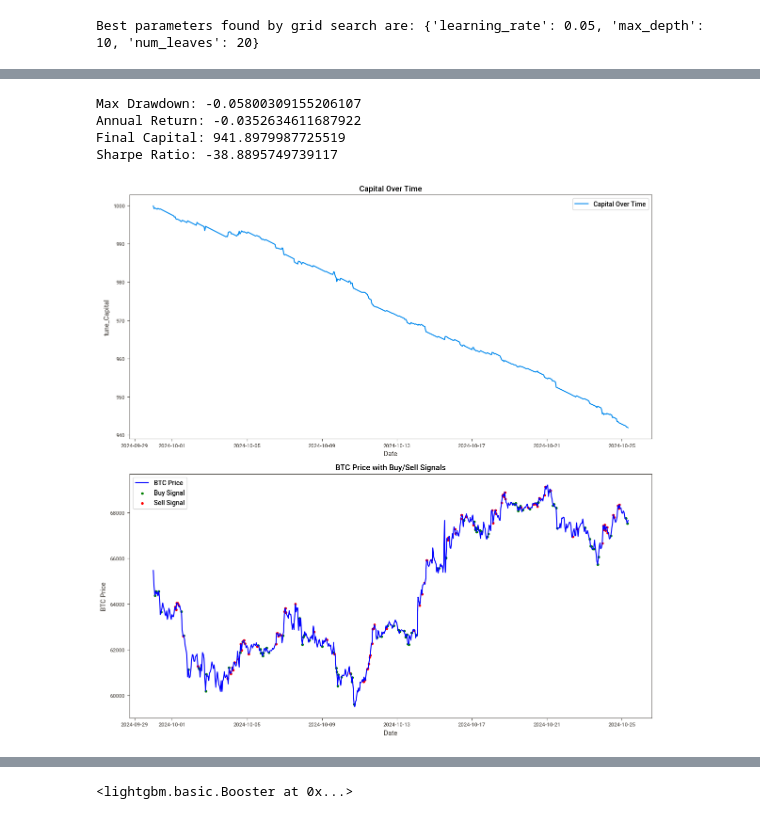
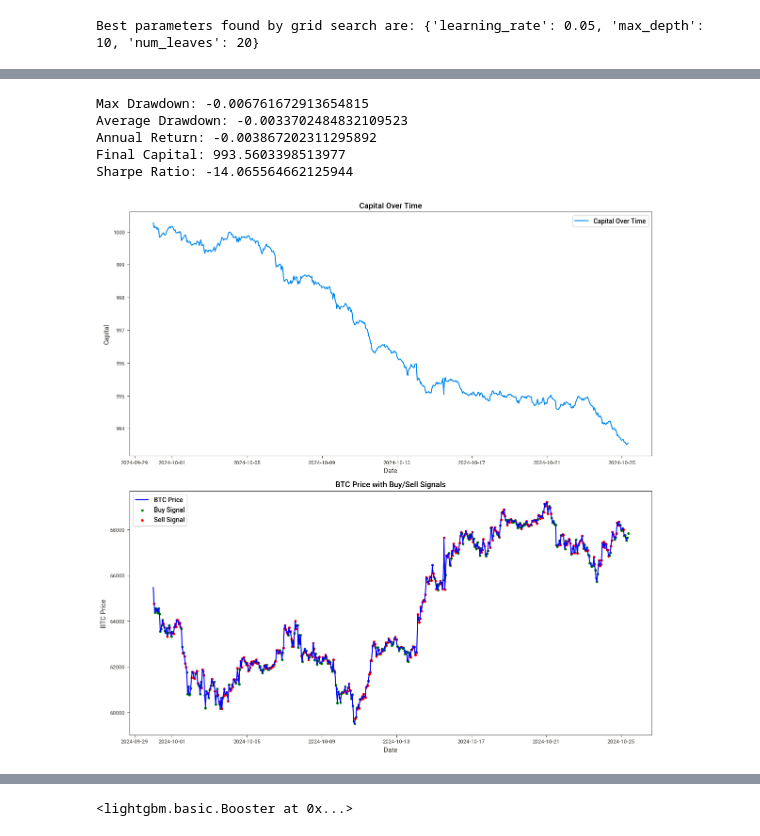
Before and after one commit to mikoto2726/mlbot, a Jupyter notebook: mlbot.ipynb, the cells around one changed output, grey strips where cells are left out. Drawn from its saved outputs; the diff is of its cells as text; code cells hidden in the pictures.

```diff
--- a/mlbot.ipynb
+++ b/mlbot.ipynb
@@ -429,7 +463,6 @@ Classification Report:
    macro avg       0.55      0.55      0.55       610
 weighted avg       0.55      0.55      0.55       610
 # %%
-
 # 初期設定
 initial_tune_capital = 1000
 tune_capital = initial_tune_capital
@@ -438,11 +471,18 @@ tune_positions = []
 tune_buy_signals = []
 tune_sell_signals = []
 
-tune_leverage = 10  # レバレッジ設定
-tune_risk_factor = 0.01  # リスク管理用の資本割合
-tune_fee_rate = 0.000550  # 仮の取引手数料率
-tune_slippage = 0.0005  # スリッページ率
-tune_min_confidence = 0.55  # 取引実行の確信度閾値
+tune_leverage = 2  # レバレッジ設定
+tune_risk_factor = 3  # リスク管理用の資本割合
+tune_fee_rate = 0.00055  # 仮の取引手数料率
+tune_slippage = 0.00005  # スリッページ率
+tune_min_confidence = 0.5  # 取引実行の確信度閾値
+tune_stop_loss_rate = 0.02  # ストップロス
+tune_take_profit_rate = 0.05  # 利益確定の閾値
+
+# ATRの計算
+atr_period = 14
+df['TR'] = df['high'] - df['low']
+df['ATR'] = df['TR'].rolling(window=atr_period).mean()
 
 # テスト期間の日付リスト
 tune_test_dates = X_test.index
@@ -471,10 +511,19 @@ for i in range(len(tune_test_dates) - 1):
 
     # リターンの計算（取引手数料とスリッページを考慮）
     tune_ret = ((tune_next_close_price - tune_close_price) / tune_close_price * tune_position * tune_leverage)
-    tune_ret -= (tune_fee_rate + tune_slippage) * tune_leverage
+    if tune_position != 0:  # ポジションがある場合のみ取引手数料とスリッページを考慮
+        tune_ret -= (tune_fee_rate + tune_slippage) * tune_leverage
 
     # リスク管理に基づくポジションサイズ
-    tune_position_size = tune_capital * tune_risk_factor
+    tune_position_size = (tune_capital * tune_risk_factor) / max(df['ATR'][date], 1e-6)  # ATRを使ったリスク管理
+
+    # ストップロスと利益確定の適用
+    if (tune_next_close_price - tune_close_price) / tune_close_price < -tune_stop_loss_rate:
+        tune_position = 0  # ストップロスによるポジション終了
+    elif (tune_next_close_price - tune_close_price) / tune_close_price > tune_take_profit_rate:
+        tune_position = 0  # 利益確定によるポジション終了
+
+    # 資本の更新
     tune_capital += tune_position_size * tune_ret
     tune_capital_history.append(tune_capital)
     tune_positions.append(tune_position)
@@ -493,6 +542,10 @@ tune_daily_drawdown = tune_backtest_results['tune_capital'] / tune_roll_max - 1.
 tune_max_drawdown = tune_daily_drawdown.min()
 print('Max Drawdown:', tune_max_drawdown)
 
+# 平均ドローダウンの計算
+tune_avg_drawdown = tune_daily_drawdown.mean()
+print('Average Drawdown:', tune_avg_drawdown)
+
 # 年間リターンの計算
 tune_annual_return = (tune_backtest_results['tune_capital'].iloc[-1] / initial_tune_capital) ** (365.25 / len(tune_backtest_results)) - 1
 print('Annual Return:', tune_annual_return)
@@ -505,41 +558,42 @@ print('Sharpe Ratio:', tune_sharpe_ratio)
 # 資産推移と売買のプロット
 plt.figure(figsize=(12, 12))
 
 # 1つ目のグラフ: 資産推移のプロット
-plt.subplot(2, 1, 1)  # 2行1列のグラフの1番目
+plt.subplot(2, 1, 1)
 plt.plot(tune_backtest_results.index, tune_backtest_results['tune_capital'], label='Capital Over Time')
 plt.title('Capital Over Time')
 plt.xlabel('Date')
-plt.ylabel('tune_Capital')
+plt.ylabel('Capital')
 plt.legend()
 
 # 2つ目のグラフ: BTC価格と売買シグナルのプロット
-plt.subplot(2, 1, 2)  # 2行1列のグラフの2番目
+plt.subplot(2, 1, 2)
 plt.plot(df.loc[tune_test_dates[:-1], 'close'], label='BTC Price', color='blue')
 
 # 買いのシグナル（緑の丸）
 if tune_buy_signals:
     buy_dates, buy_prices = zip(*tune_buy_signals)
     plt.scatter(buy_dates, buy_prices, color='green', label='Buy Signal', marker='o')
 
 # 売りのシグナル（赤の丸）
 if tune_sell_signals:
     sell_dates, sell_prices = zip(*tune_sell_signals)
     plt.scatter(sell_dates, sell_prices, color='red', label='Sell Signal', marker='o')
 
 plt.title('BTC Price with Buy/Sell Signals')
 plt.xlabel('Date')
 plt.ylabel('BTC Price')
 plt.legend()
 
 plt.tight_layout()
 plt.show()
 # %% [output]
-Max Drawdown: -0.05800309155206107
-Annual Return: -0.0352634611687922
-Final Capital: 941.8979987725519
-Sharpe Ratio: -38.8895749739117
+Max Drawdown: -0.006761672913654815
+Average Drawdown: -0.0033702484832109523
+Annual Return: -0.003867202311295892
+Final Capital: 993.5603398513977
+Sharpe Ratio: -14.065564662125944
-[figure, old version]
+[figure, new version]
 # %%
 # リターン分布のプロット
 plt.figure(figsize=(12,6))
```
Also changed, not shown: parts of 9 cells of this notebook, 3 other files.
